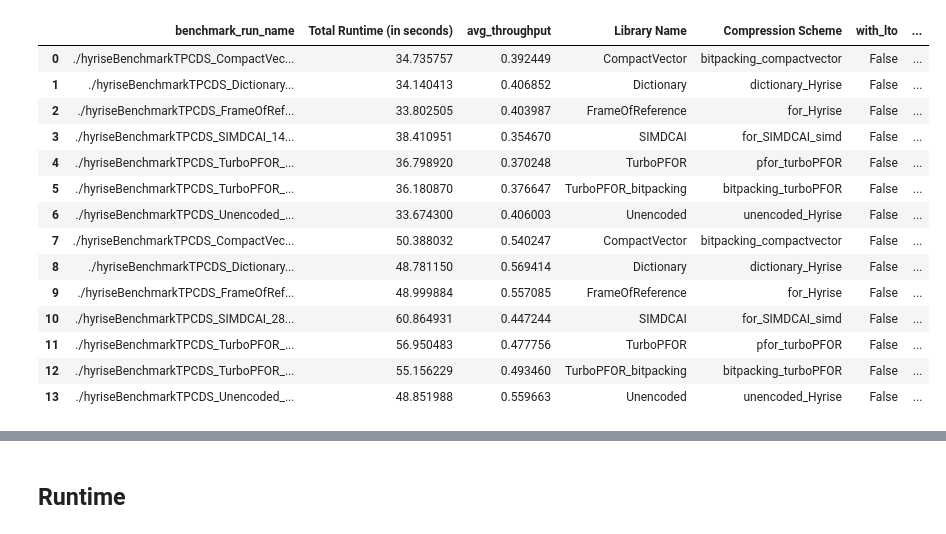
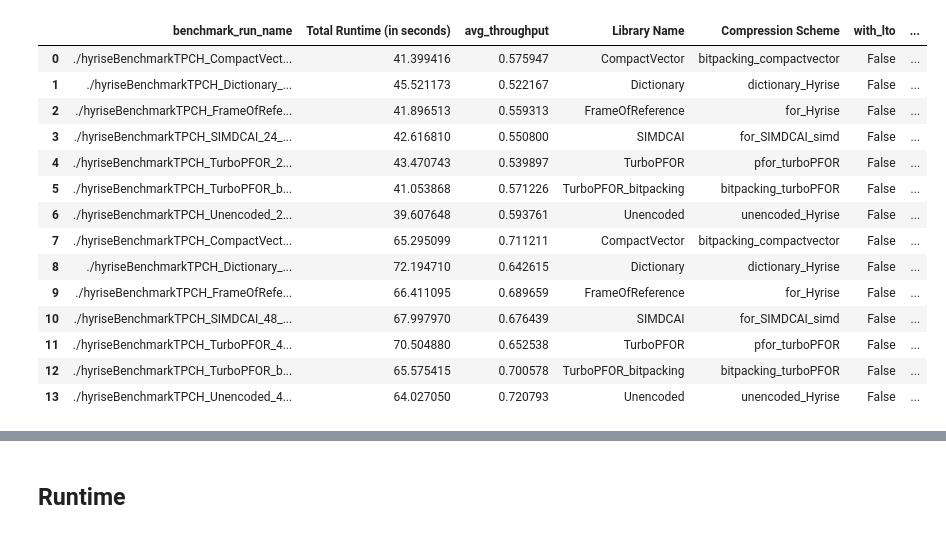
Before and after one commit to linuslh1996/column-compression, a Jupyter notebook: notebooks/CompareTPCH_SegmentEncoding.ipynb, the cells around one changed output, grey strips where cells are left out. Drawn from its saved outputs; the diff is of its cells as text; code cells hidden in the pictures.

```diff
--- a/notebooks/CompareTPCH_SegmentEncoding.ipynb
+++ b/notebooks/CompareTPCH_SegmentEncoding.ipynb
@@ -12,31 +12,31 @@ import load_benchmark_data as bn
 
 sns.set(rc={'figure.figsize':(7.5,10)})
 # %%
-benchmark = "TPC-DS"
+benchmark = "TPC-H"
 single_threaded_folder = Path(f"../data/nemea_{benchmark}_sf10_singlethreaded")
-multi_threaded_folder: Path = Path(f"../data/nemea_{benchmark}_sf10_multithreaded/")
+multi_threaded_folder: Path = Path(f"../data/koroneia_{benchmark}_sf10_multithreaded/")
 sizes_folder: Path = Path(f"../data/nemea_{benchmark}_sf10_singlethreaded/")
 high_level_mult: DataFrame = bn.get_high_level(multi_threaded_folder, sizes_folder, "Dictionary")
 low_level_mult: DataFrame = bn.get_low_level(multi_threaded_folder)
 high_level_single: DataFrame = bn.get_high_level(single_threaded_folder, sizes_folder, "Dictionary")
 low_level_single: DataFrame = bn.get_low_level(single_threaded_folder)
 high_level_mult
 # %% [output]
 |  | benchmark_run_name | Total Runtime (in seconds) | avg_throughput | Library Name | Compression Scheme | with_lto | ... |
-| 0 | ./hyriseBenchmarkTPCDS_CompactVec... | 34.735757 | 0.392449 | CompactVector | bitpacking_compactvector | False | ... |
-| 1 | ./hyriseBenchmarkTPCDS_Dictionary... | 34.140413 | 0.406852 | Dictionary | dictionary_Hyrise | False | ... |
-| 2 | ./hyriseBenchmarkTPCDS_FrameOfRef... | 33.802505 | 0.403987 | FrameOfReference | for_Hyrise | False | ... |
-| 3 | ./hyriseBenchmarkTPCDS_SIMDCAI_14... | 38.410951 | 0.354670 | SIMDCAI | for_SIMDCAI_simd | False | ... |
-| 4 | ./hyriseBenchmarkTPCDS_TurboPFOR_... | 36.798920 | 0.370248 | TurboPFOR | pfor_turboPFOR | False | ... |
-| 5 | ./hyriseBenchmarkTPCDS_TurboPFOR_... | 36.180870 | 0.376647 | TurboPFOR_bitpacking | bitpacking_turboPFOR | False | ... |
-| 6 | ./hyriseBenchmarkTPCDS_Unencoded_... | 33.674300 | 0.406003 | Unencoded | unencoded_Hyrise | False | ... |
-| 7 | ./hyriseBenchmarkTPCDS_CompactVec... | 50.388032 | 0.540247 | CompactVector | bitpacking_compactvector | False | ... |
-| 8 | ./hyriseBenchmarkTPCDS_Dictionary... | 48.781150 | 0.569414 | Dictionary | dictionary_Hyrise | False | ... |
-| 9 | ./hyriseBenchmarkTPCDS_FrameOfRef... | 48.999884 | 0.557085 | FrameOfReference | for_Hyrise | False | ... |
-| 10 | ./hyriseBenchmarkTPCDS_SIMDCAI_28... | 60.864931 | 0.447244 | SIMDCAI | for_SIMDCAI_simd | False | ... |
-| 11 | ./hyriseBenchmarkTPCDS_TurboPFOR_... | 56.950483 | 0.477756 | TurboPFOR | pfor_turboPFOR | False | ... |
-| 12 | ./hyriseBenchmarkTPCDS_TurboPFOR_... | 55.156229 | 0.493460 | TurboPFOR_bitpacking | bitpacking_turboPFOR | False | ... |
-| 13 | ./hyriseBenchmarkTPCDS_Unencoded_... | 48.851988 | 0.559663 | Unencoded | unencoded_Hyrise | False | ... |
+| 0 | ./hyriseBenchmarkTPCH_CompactVect... | 41.399416 | 0.575947 | CompactVector | bitpacking_compactvector | False | ... |
+| 1 | ./hyriseBenchmarkTPCH_Dictionary_... | 45.521173 | 0.522167 | Dictionary | dictionary_Hyrise | False | ... |
+| 2 | ./hyriseBenchmarkTPCH_FrameOfRefe... | 41.896513 | 0.559313 | FrameOfReference | for_Hyrise | False | ... |
+| 3 | ./hyriseBenchmarkTPCH_SIMDCAI_24_... | 42.616810 | 0.550800 | SIMDCAI | for_SIMDCAI_simd | False | ... |
+| 4 | ./hyriseBenchmarkTPCH_TurboPFOR_2... | 43.470743 | 0.539897 | TurboPFOR | pfor_turboPFOR | False | ... |
+| 5 | ./hyriseBenchmarkTPCH_TurboPFOR_b... | 41.053868 | 0.571226 | TurboPFOR_bitpacking | bitpacking_turboPFOR | False | ... |
+| 6 | ./hyriseBenchmarkTPCH_Unencoded_2... | 39.607648 | 0.593761 | Unencoded | unencoded_Hyrise | False | ... |
+| 7 | ./hyriseBenchmarkTPCH_CompactVect... | 65.295099 | 0.711211 | CompactVector | bitpacking_compactvector | False | ... |
+| 8 | ./hyriseBenchmarkTPCH_Dictionary_... | 72.194710 | 0.642615 | Dictionary | dictionary_Hyrise | False | ... |
+| 9 | ./hyriseBenchmarkTPCH_FrameOfRefe... | 66.411095 | 0.689659 | FrameOfReference | for_Hyrise | False | ... |
+| 10 | ./hyriseBenchmarkTPCH_SIMDCAI_48_... | 67.997970 | 0.676439 | SIMDCAI | for_SIMDCAI_simd | False | ... |
+| 11 | ./hyriseBenchmarkTPCH_TurboPFOR_4... | 70.504880 | 0.652538 | TurboPFOR | pfor_turboPFOR | False | ... |
+| 12 | ./hyriseBenchmarkTPCH_TurboPFOR_b... | 65.575415 | 0.700578 | TurboPFOR_bitpacking | bitpacking_turboPFOR | False | ... |
+| 13 | ./hyriseBenchmarkTPCH_Unencoded_4... | 64.027050 | 0.720793 | Unencoded | unencoded_Hyrise | False | ... |
 # %%
 only_28_clients_mult = high_level_mult[high_level_mult[bn.CLIENTS] != 14]
 only_28_clients_single = high_level_single[high_level_single[bn.CLIENTS] != 14]
```
Also changed, not shown: parts of 1 cell of this notebook, 1 other file.
